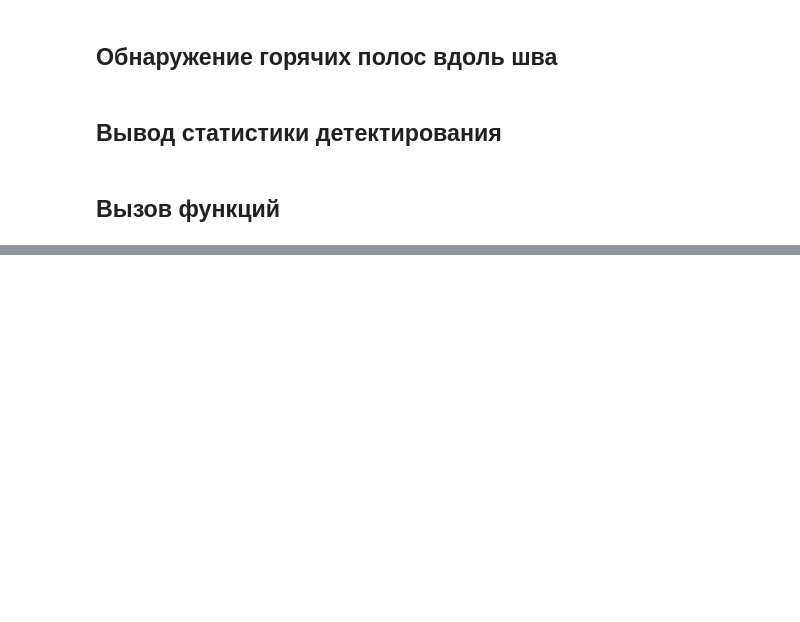
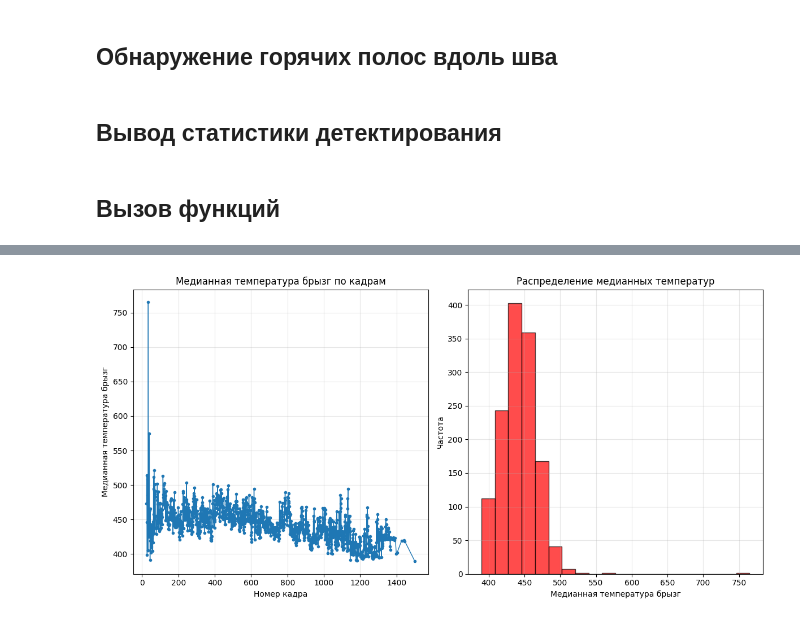
Before and after one commit to gvo104/Termogramm_My, a Jupyter notebook: bezumie.ipynb, the cells around one changed output, grey strips where cells are left out. Cells and saved outputs as stored; diff of their text form; code cells hidden in the pictures; blank space fills up the shorter version.

Commit message:
Начинаем формировать датафрейм пока на основе одной записи термограммы - добавлена функция подсчета количества брызг за кадр - добавлена функция вычисления медианы по средним температурам капель

```diff
--- a/bezumie.ipynb
+++ b/bezumie.ipynb
@@ -2068,13 +2073,8 @@ filtered_video = np.load(output_path)
 spatters_list = detect_spatters_video(filtered_video)
 welding_boxes, welding_ellipses = detect_welding_zone_video(frames)
 
-# --- ФИЛЬТРАЦИЯ СТАТИЧЕСКИХ БРЫЗГ ---
-cleaned_spatters, static_spatters = remove_static_spatters(spatters_list,
-                                                           max_shift=10,
-                                                           min_frames=6)
-
-# --- ДОБАВЛЕНИЕ МЕРТВОЙ ЗОНЫ ---
-cleaned_spatters = apply_dead_zone(cleaned_spatters, welding_ellipses, dead_zone_radius=25)
+# --- ДОБАВЛЕНИЕ МЕРТВОЙ ЗОНЫ ВОКРУГ СВАРОЧНОЙ ВАННЫ ---
+cleaned_spatters = apply_dead_zone(spatters_list, welding_ellipses, dead_zone_radius=50)
 
 
 # --- ДОБАВЛЕНИЕ МЕРТВОГО КОРИДОРА ---
@@ -2092,6 +2092,12 @@ cleaned_spatters, hot_stripes_list = filter_spatters_by_hot_stripes_video_orient
     initial_angle=-3*np.pi/4,
     show_progress=True
 )
+
+
+# --- ФИЛЬТРАЦИЯ СТАТИЧЕСКИХ БРЫЗГ ---
+cleaned_spatters, static_spatters = remove_static_spatters(cleaned_spatters,
+                                                           max_shift=5,
+                                                           min_frames=10)
 # %%
 # --- СТАТИСТИКА ---
 print_detection_statistics(
@@ -2126,0 +2199,78 @@ show_video_with_detections(
+# %%
+
+
+def calculate_spatters_temperature_stats(cleaned_spatters, frames, thermogram_id=thermogram_id):
+    """
+    Рассчитывает статистику температур брызг для каждого кадра
+
+    Args:
+        cleaned_spatters: список массивов брызг по кадрам [cx, cy, w, h]
+        frames: исходные кадры с температурными данными
+        thermogram_id: номер термограммы (опционально)
+
+    Returns:
+        DataFrame с температурной статистикой брызг по кадрам
+    """
+
+    temperature_stats = []
+
+    for frame_idx in range(len(cleaned_spatters)):
+        frame_spatters = cleaned_spatters[frame_idx]
+        frame_data = frames[frame_idx]
+
+        if len(frame_spatters) == 0:
+            # Если брызг нет, заполняем нулями/NaN
+            frame_stats = {
+                'frame_number': frame_idx + 1,
+                'spatters_count': 0,
+                'median_spatter_temperature': np.nan,
+                'mean_spatter_temperature': np.nan,
+                'std_spatter_temperature': np.nan,
+                'min_spatter_temperature': np.nan,
+                'max_spatter_temperature': np.nan,
+                'total_spatters_pixels': 0
+            }
+        else:
+            spatter_temperatures = []
+            total_pixels = 0
+
+            for spatter in frame_spatters:
+                cx, cy, w, h = spatter.astype(int)
+
+                # Вычисляем bounding box брызги
+                x_start = max(0, cx - w//2)
+                x_end = min(frame_data.shape[1], cx + w//2 + 1)
+                y_start = max(0, cy - h//2)
+                y_end = min(frame_data.shape[0], cy + h//2 + 1)
+
+                # Извлекаем пиксели брызги
+                spatter_pixels = frame_data[y_start:y_end, x_start:x_end]
+
+                if spatter_pixels.size > 0:
+                    # Средняя температура брызги
+                    mean_temp = np.mean(spatter_pixels)
+                    spatter_temperatures.append(mean_temp)
+                    total_pixels += spatter_pixels.size
+
+            spatter_temperatures = np.array(spatter_temperatures)
+
+            frame_stats = {
+                'frame_number': frame_idx + 1,
+                'spatters_count': len(frame_spatters),
+                'median_spatter_temperature': np.median(spatter_temperatures),
+                'mean_spatter_temperature': np.mean(spatter_temperatures),
+                'std_spatter_temperature': np.std(spatter_temperatures),
+                'min_spatter_temperature': np.min(spatter_temperatures),
+                'max_spatter_temperature': np.max(spatter_temperatures),
+                'total_spatters_pixels': total_pixels
+            }
+
+        temperature_stats.append(frame_stats)
+
+    df = pd.DataFrame(temperature_stats)
+
+    return df
+
+# Использование:
+spatters_temperature = calculate_spatters_temperature_stats(cleaned_spatters, frames)
+# %% [output]
@@ -2126,0 +2294 @@ show_video_with_detections(
+[figure, added]
```
Also changed, not shown: parts of 9 cells of this notebook.
